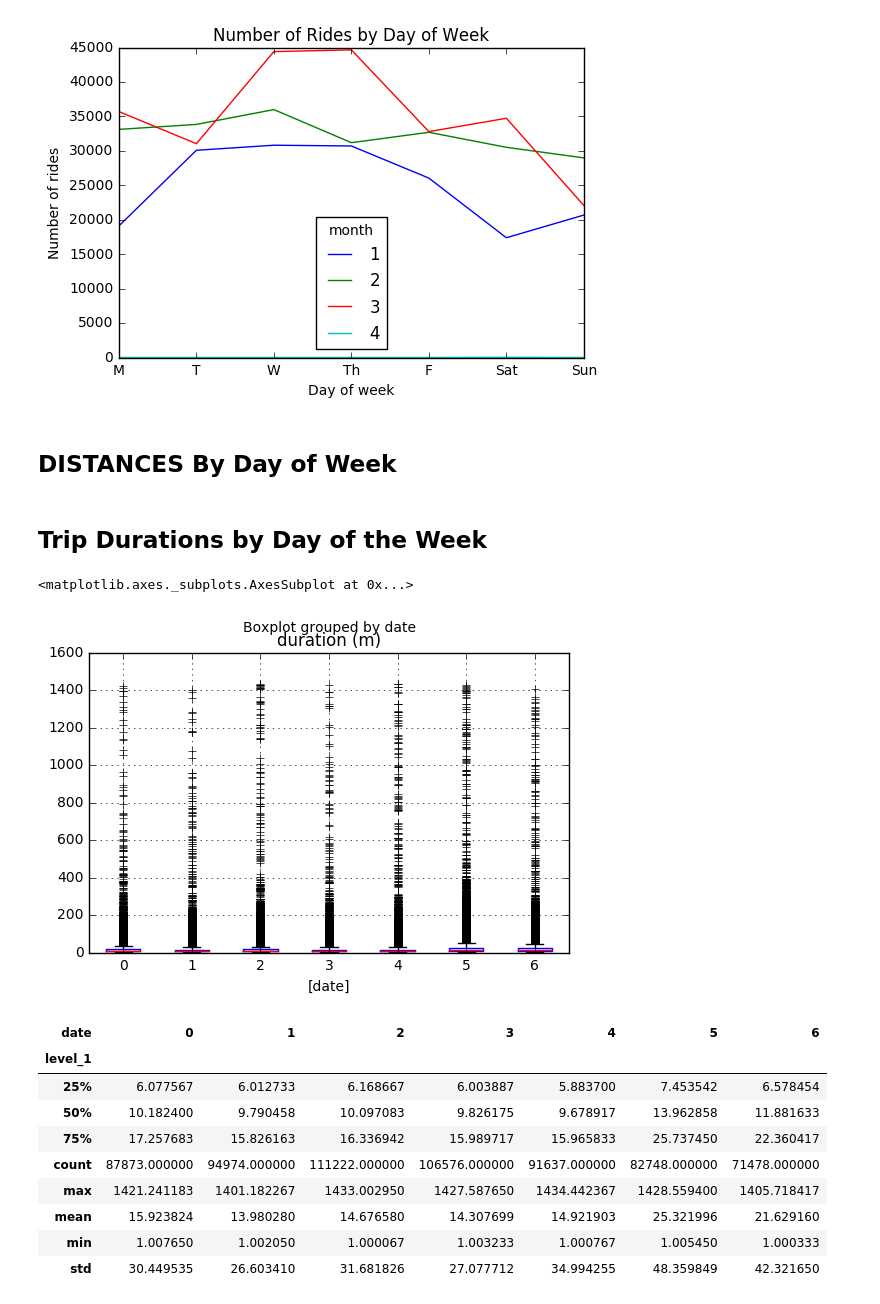
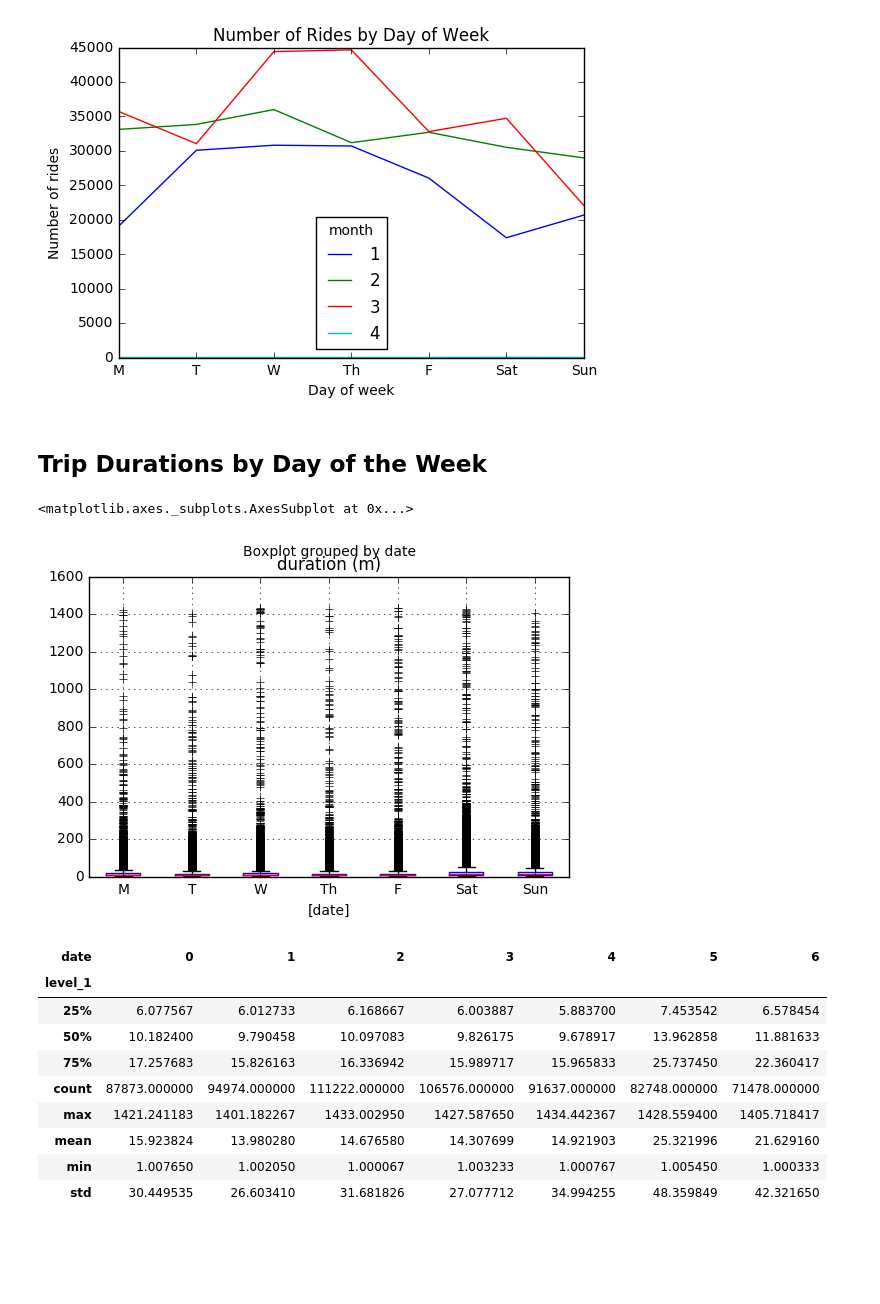
Before and after one commit to josephhaaga/CapitalBikeshare, a Jupyter notebook: InitialEDA.ipynb, the cells around one changed output. Cells and saved outputs as stored; diff of their text form; code cells hidden in the pictures; blank space fills up the shorter version.

```diff
--- a/InitialEDA.ipynb
+++ b/InitialEDA.ipynb
@@ -144,14 +144,13 @@ plt
-# %% [markdown]
-## DISTANCES By Day of Week
 # %% [markdown]
 ## Trip Durations by Day of the Week
 # %%
 z = pd.DataFrame({'date':raw['Start DayOfWeek'], 'duration (m)': raw['Duration (m)']})
+z = z.boxplot(by='date')
+z.set_xticklabels(days_of_week)
+z
+# %% [output]
+<matplotlib.axes._subplots.AxesSubplot at 0x...>
+[figure, added]
-# %%
-z.boxplot(by='date')
-# %% [output]
-<matplotlib.axes._subplots.AxesSubplot at 0x...>
-[figure, removed]
 # %%
 daily_duration_descriptives = z.groupby(by='date').describe().reset_index().pivot(index='date', values='duration (m)', columns='level_1').T
 daily_duration_descriptives
```
Also changed, not shown: parts of 7 cells of this notebook.
